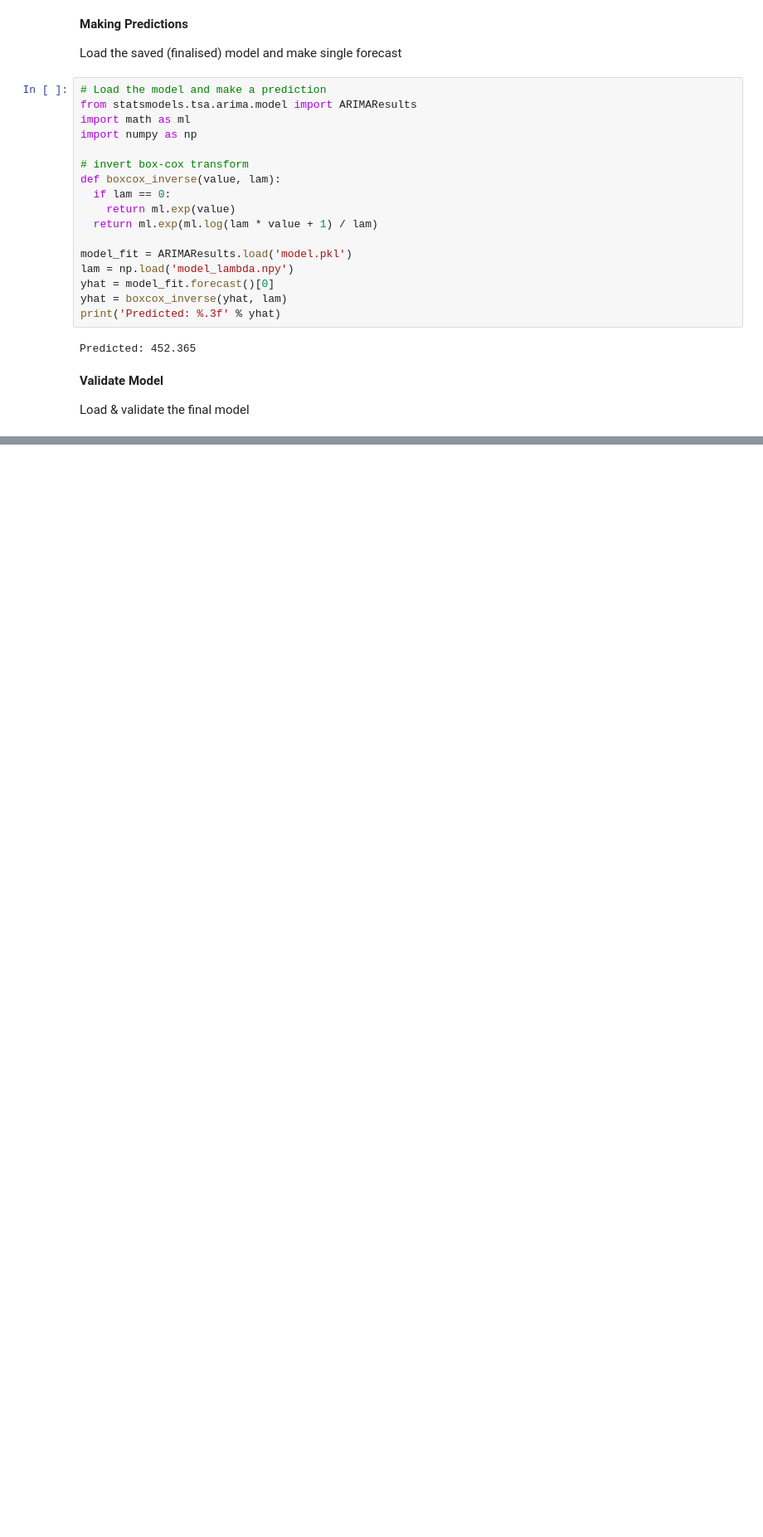
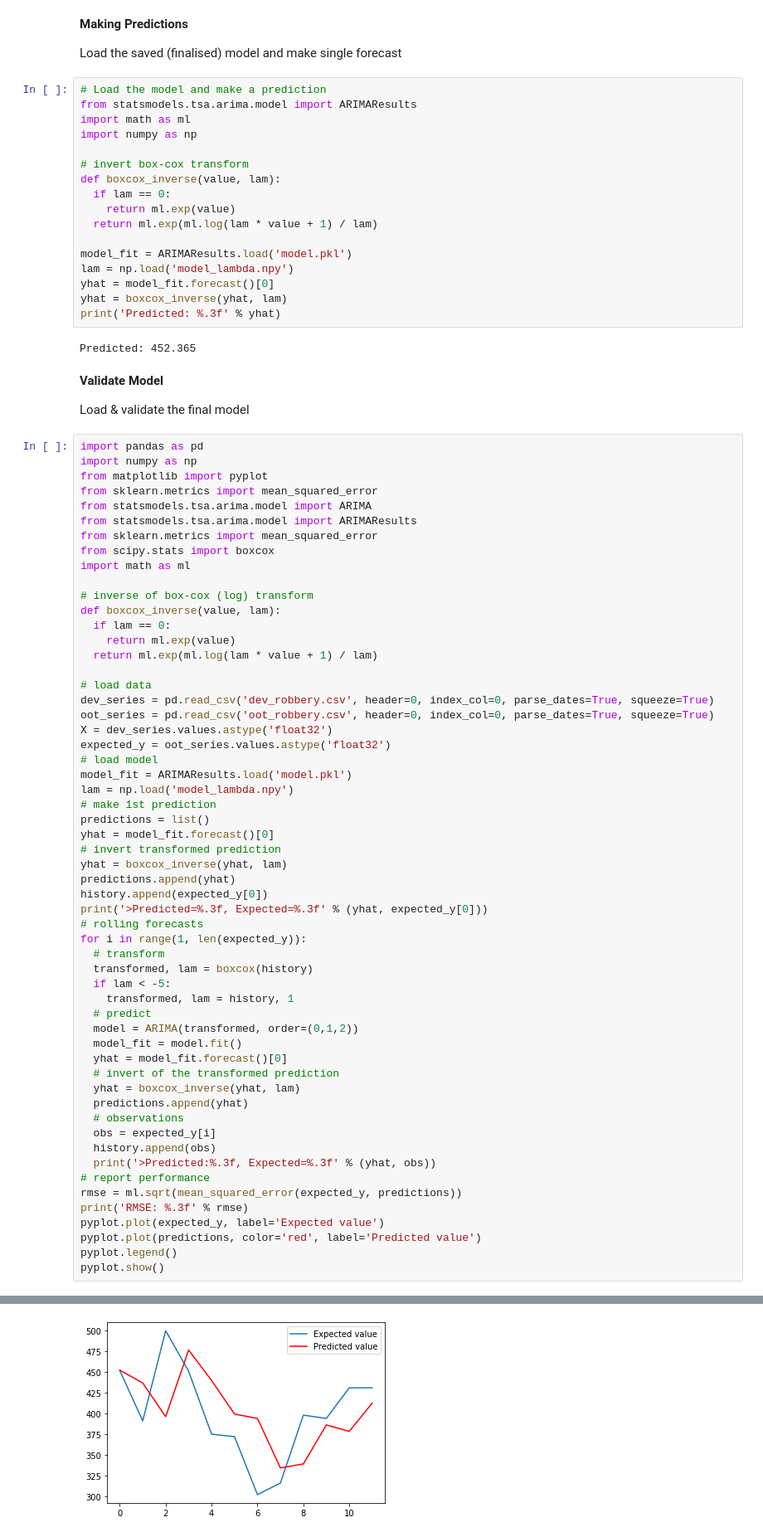
Before and after one commit to kenneth-craig/academyPub, a Jupyter notebook: ARIMA--armed-robbery-analysis.ipynb, the cells around one changed output, grey strips where cells are left out. Shown at 83% size. Cells and saved outputs as stored; diff of their text form; blank space fills up the shorter version.

```diff
--- a/ARIMA--armed-robbery-analysis.ipynb
+++ b/ARIMA--armed-robbery-analysis.ipynb
@@ -606,3 +606,61 @@ Predicted: 452.365
 **Validate Model**
 
 Load & validate the final model
+# %%
+import pandas as pd
+import numpy as np
+from matplotlib import pyplot
+from sklearn.metrics import mean_squared_error
+from statsmodels.tsa.arima.model import ARIMA
+from statsmodels.tsa.arima.model import ARIMAResults
+from sklearn.metrics import mean_squared_error
+from scipy.stats import boxcox
+import math as ml
+
+# inverse of box-cox (log) transform
+def boxcox_inverse(value, lam):
+  if lam == 0:
+    return ml.exp(value)
+  return ml.exp(ml.log(lam * value + 1) / lam)
+
+# load data
+dev_series = pd.read_csv('dev_robbery.csv', header=0, index_col=0, parse_dates=True, squeeze=True)
+oot_series = pd.read_csv('oot_robbery.csv', header=0, index_col=0, parse_dates=True, squeeze=True)
+X = dev_series.values.astype('float32')
+expected_y = oot_series.values.astype('float32')
+# load model
+model_fit = ARIMAResults.load('model.pkl')
+lam = np.load('model_lambda.npy')
+# make 1st prediction
+predictions = list()
+yhat = model_fit.forecast()[0]
+# invert transformed prediction
+yhat = boxcox_inverse(yhat, lam)
+predictions.append(yhat)
+history.append(expected_y[0])
+print('>Predicted=%.3f, Expected=%.3f' % (yhat, expected_y[0]))
+# rolling forecasts
+for i in range(1, len(expected_y)):
+  # transform
+  transformed, lam = boxcox(history)
+  if lam < -5:
+    transformed, lam = history, 1
+  # predict
+  model = ARIMA(transformed, order=(0,1,2))
+  model_fit = model.fit()
+  yhat = model_fit.forecast()[0]
+  # invert of the transformed prediction
+  yhat = boxcox_inverse(yhat, lam)
+  predictions.append(yhat)
+  # observations
+  obs = expected_y[i]
+  history.append(obs)
+  print('>Predicted:%.3f, Expected=%.3f' % (yhat, obs))
+# report performance
+rmse = ml.sqrt(mean_squared_error(expected_y, predictions))
+print('RMSE: %.3f' % rmse)
+pyplot.plot(expected_y, label='Expected value')
+pyplot.plot(predictions, color='red', label='Predicted value')
+pyplot.legend()
+pyplot.show()
+# %% [output]
@@ -608,0 +680 @@ Load & validate the final model
+[figure, added]
```
Also changed, not shown: parts of 1 cell of this notebook.
